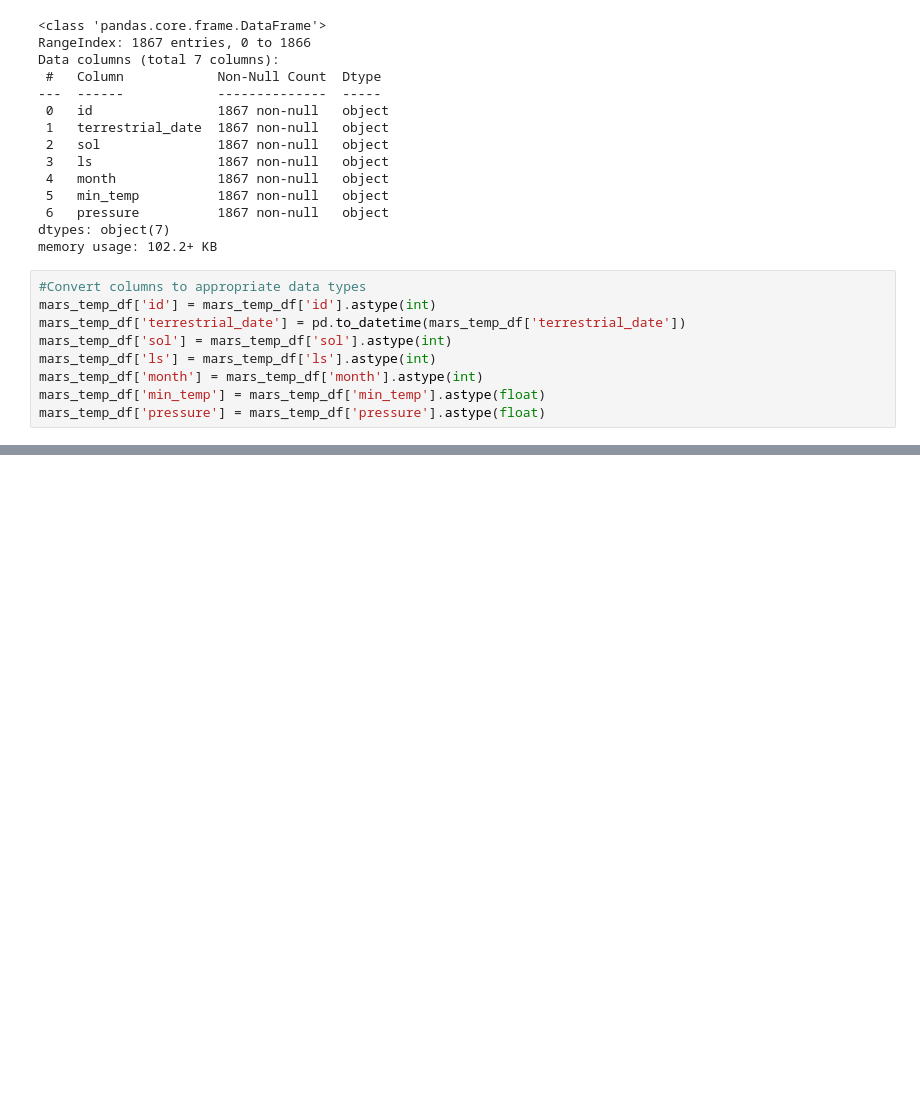
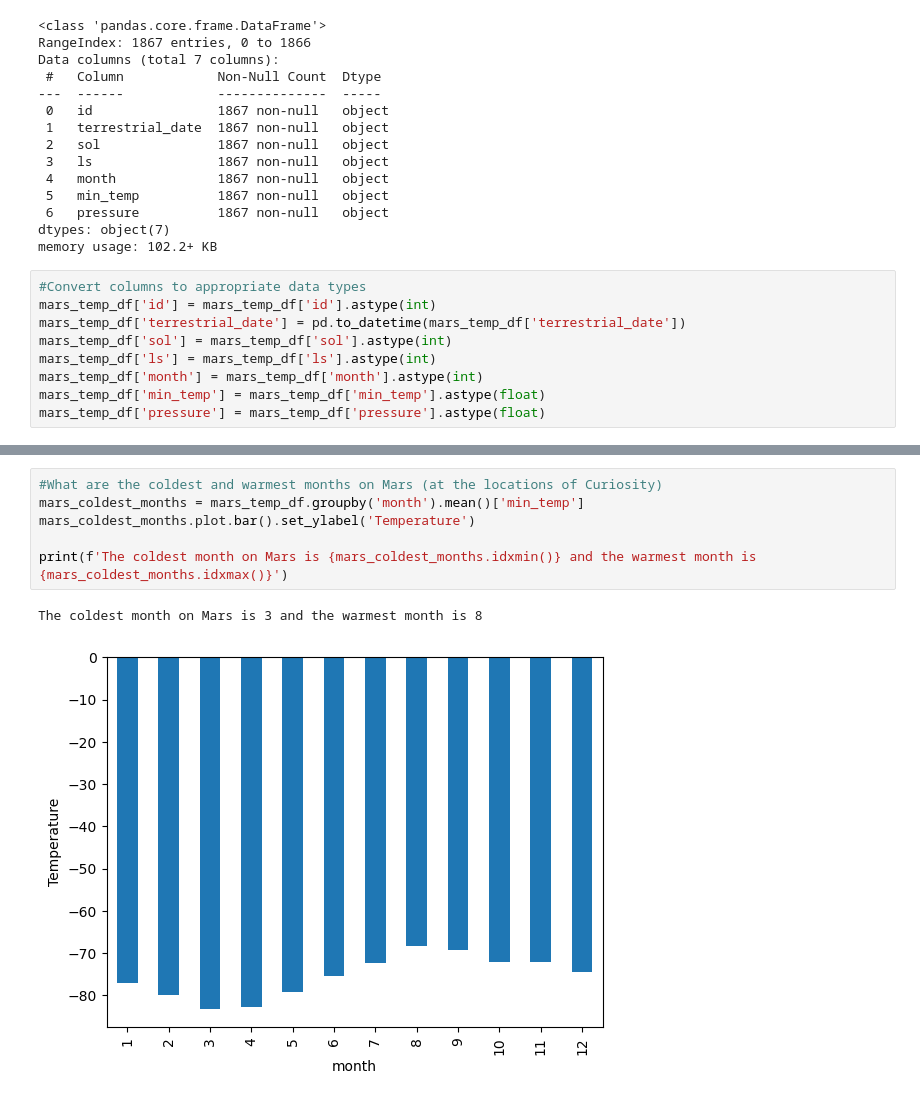
Before and after one commit to MitchellGleason/Mars-Data-Analysis, a Jupyter notebook: mars_data_challenge_part_2.ipynb, the cells around one changed output, grey strips where cells are left out. Cells and saved outputs as stored; diff of their text form; blank space fills up the shorter version.

```diff
--- a/mars_data_challenge_part_2.ipynb
+++ b/mars_data_challenge_part_2.ipynb
@@ -82,0 +116,9 @@ mars_temp_df['pressure'] = mars_temp_df['pressure'].astype(float)
+# %%
+#What are the coldest and warmest months on Mars (at the locations of Curiosity)
+mars_coldest_months = mars_temp_df.groupby('month').mean()['min_temp']
+mars_coldest_months.plot.bar().set_ylabel('Temperature')
+
+print(f'The coldest month on Mars is {mars_coldest_months.idxmin()} and the warmest month is {mars_coldest_months.idxmax()}')
+# %% [output]
+The coldest month on Mars is 3 and the warmest month is 8
+[figure, added]
```
Also changed, not shown: parts of 7 cells of this notebook.
